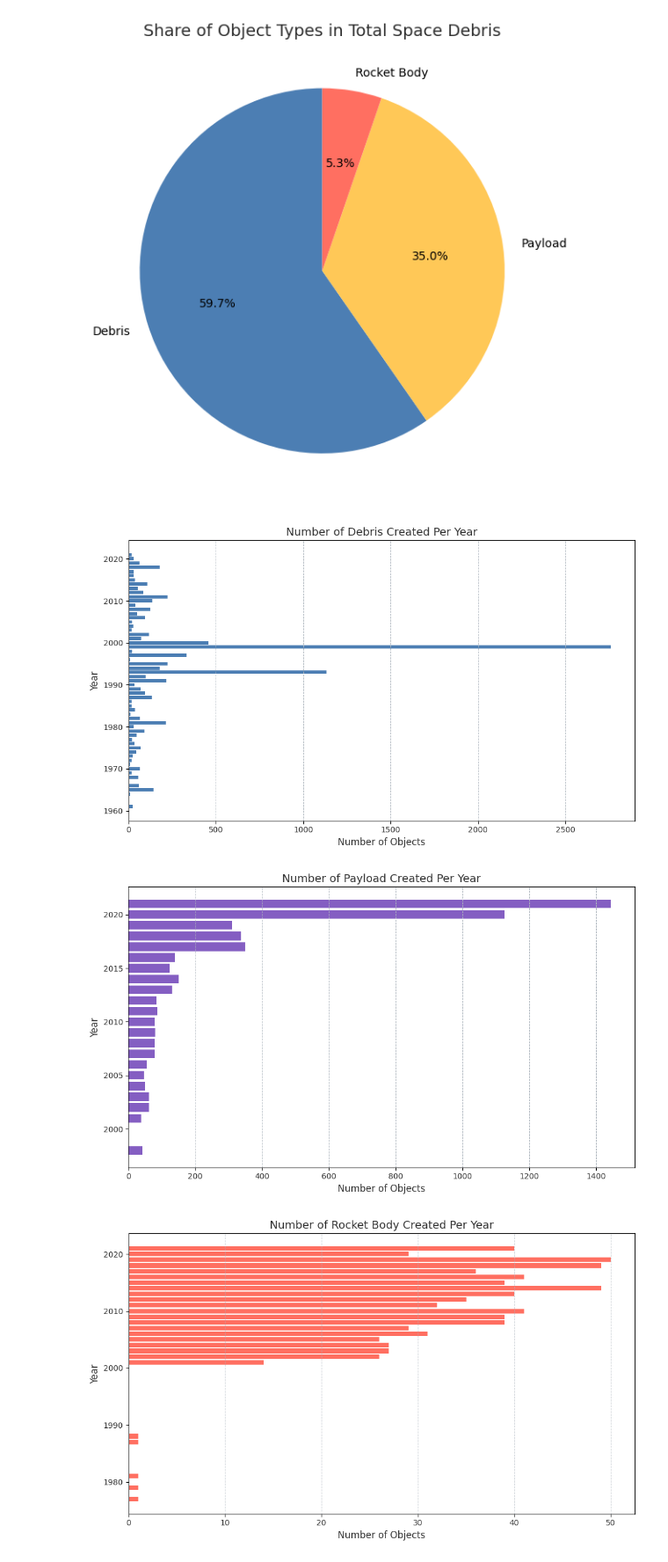
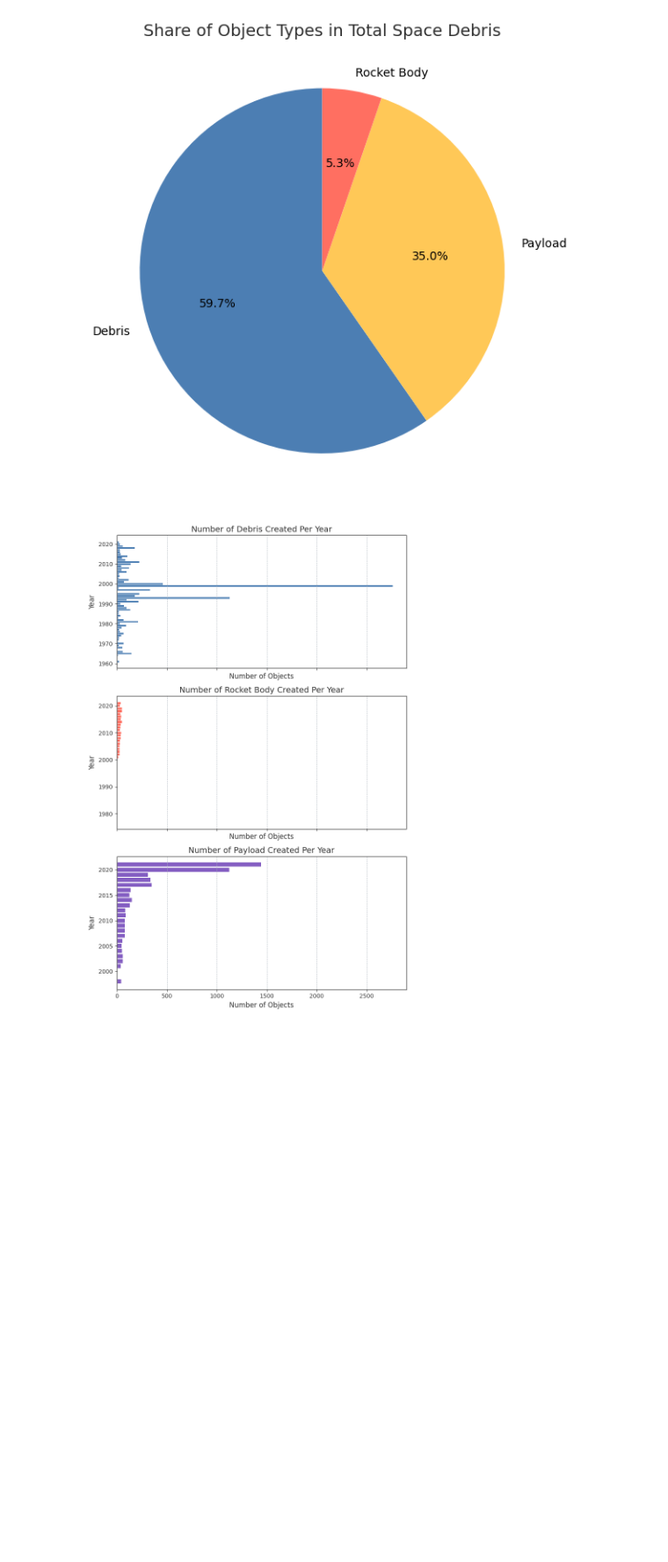
Before and after one commit to markusiewiczj/EDA-Space-Debris, a Jupyter notebook: EDA Space Debris.ipynb, the cells around one changed output. Shown at 88% size. Cells and saved outputs as stored; diff of their text form; code cells hidden in the pictures; blank space fills up the shorter version.

```diff
--- a/EDA Space Debris.ipynb
+++ b/EDA Space Debris.ipynb
@@ -35,6 +49,9 @@ print(data['OBJECT_TYPE'].unique())
 # %% [output]
 ['Medium' 'Small' 'Large' nan]
 ['Debris' 'Payload' 'Rocket Body']
+# %%
+# Create new column for the (maximum) altitude above Earth surface (Earth radius ~ 6371km)
+data['ALTITUDE'] = (data['SEMIMAJOR_AXIS'] - 6371) * 0.6213
 # %% [markdown]
 ### Plotting
 # %%
@@ -200,27 +217,27 @@ plt.show()
 # %% [output]
 [figure]
 # %%
-# Plotting each object type over the years with horizontal bars
-object_types = data['OBJECT_TYPE'].unique()
+# Create subplots for horizontal bar plots
+num_plots = len(object_types)
+fig, axes = plt.subplots(num_plots, 1, figsize=(8, 4 * num_plots), sharex=True)
 
-for obj_type in object_types:
+for i, obj_type in enumerate(object_types):
     # Filter data for the specific object type
     subset = yearly_debris_by_type[yearly_debris_by_type['OBJECT_TYPE'] == obj_type]
 
-    # Plot horizontal bars
-    plt.figure(figsize=(10, 6))
-    plt.barh(subset['LAUNCH_DATE'], subset['Count'], color=type_colors[obj_type])
+    # Plot horizontal bars on the corresponding subplot
+    axes[i].barh(subset['LAUNCH_DATE'], subset['Count'], color=type_colors[obj_type])
 
-    # Customize the plot
-    plt.title(f'Number of {obj_type} Created Per Year', fontsize=14, color=colors['Vacuum Black'])
-    plt.xlabel('Number of Objects', fontsize=12, color=colors['Vacuum Black'])
-    plt.ylabel('Year', fontsize=12, color=colors['Vacuum Black'])
-    plt.grid(axis='x', linestyle='--', linewidth=0.7, color=colors['Satellite Gray'])
-    plt.xticks(color=colors['Vacuum Black'], fontsize=10)
-    plt.yticks(color=colors['Vacuum Black'], fontsize=10)
-    plt.tight_layout()
-    plt.show()
+    # Customize the subplot
+    axes[i].set_title(f'Number of {obj_type} Created Per Year', fontsize=14, color=colors['Vacuum Black'])
+    axes[i].set_xlabel('Number of Objects', fontsize=12, color=colors['Vacuum Black'])
+    axes[i].set_ylabel('Year', fontsize=12, color=colors['Vacuum Black'])
+    axes[i].grid(axis='x', linestyle='--', linewidth=0.7, color=colors['Satellite Gray'])
+    axes[i].tick_params(axis='x', colors=colors['Vacuum Black'], labelsize=10)
+    axes[i].tick_params(axis='y', colors=colors['Vacuum Black'], labelsize=10)
+
+# Adjust layout
+plt.tight_layout()
+plt.show()
 # %% [output]
-[figure, old version]
+[figure, new version]
-[figure, removed]
-[figure, removed]
```
Also changed, not shown: parts of 9 cells of this notebook, 5 other files.
